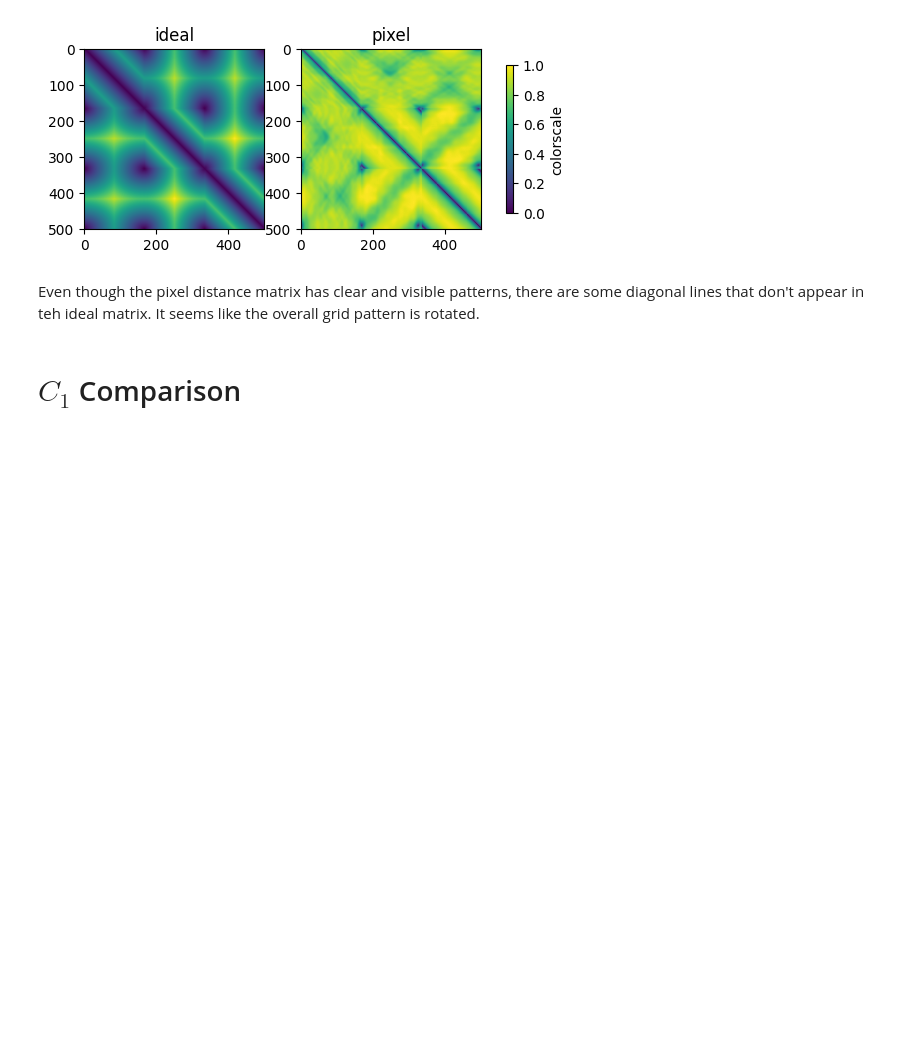
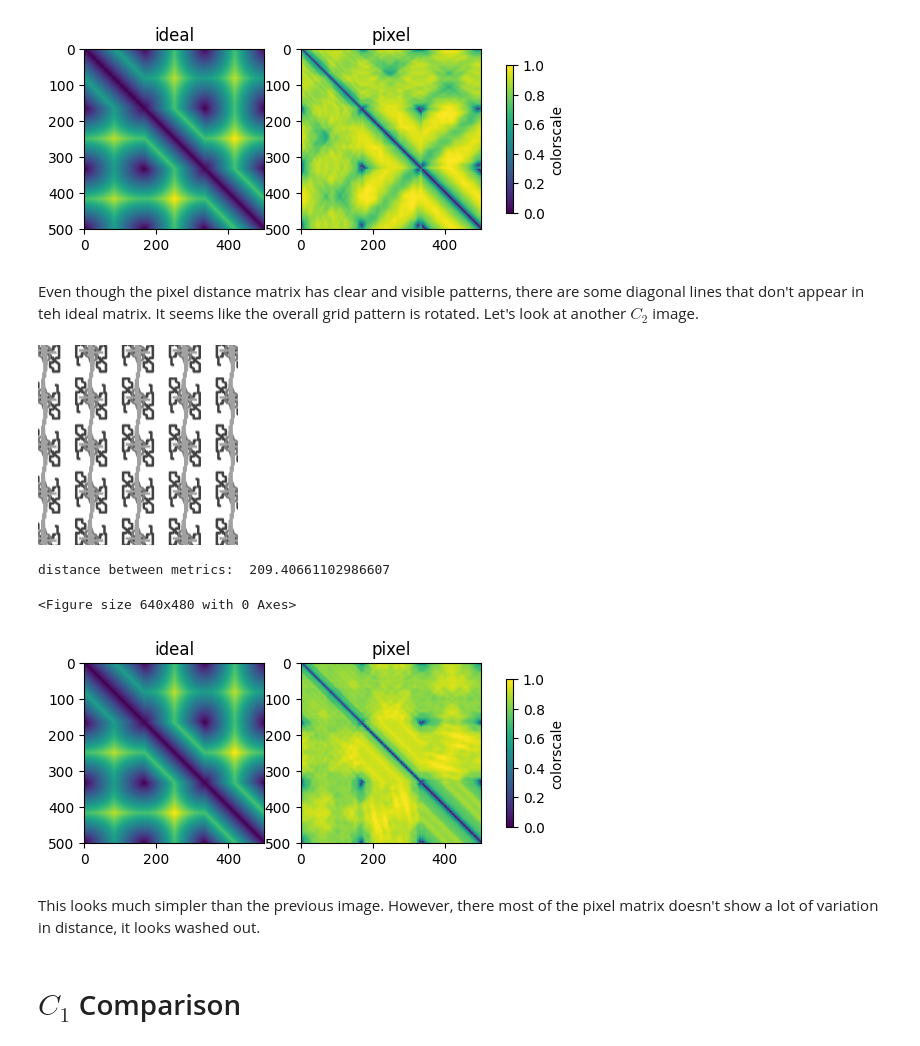
Before and after one commit to kyleormsby/persistent-symmetry, a Jupyter notebook: public/6_compare_idealized_distance_matrix.ipynb, the cells around one changed output. Saved outputs shown, nothing was run; the diff lists cells and outputs as text; code cells hidden in the pictures; blank space fills up the shorter version.

```diff
--- a/public/6_compare_idealized_distance_matrix.ipynb
+++ b/public/6_compare_idealized_distance_matrix.ipynb
@@ -528,7 +528,34 @@ distance between metrics:  208.90772973140292
 <Figure size 640x480 with 0 Axes>
 [figure]
 # %% [markdown]
-Even though the pixel distance matrix has clear and visible patterns, there are some diagonal lines that don't appear in teh ideal matrix. It seems like the overall grid pattern is rotated.
+Even though the pixel distance matrix has clear and visible patterns, there are some diagonal lines that don't appear in teh ideal matrix. It seems like the overall grid pattern is rotated. Let's look at another $C_2$ image.
+# %%
+# Grab image from files
+img = Image.open('images/C2wave.png')
+img = img.convert('L')
+# center image around center of rotation
+img = translation_snapshot(img, 200, (-18.092, 5.9483))
+display(img)
+
+# lens size, how much to stretch fund domain by
+fund_domain = 48
+a = 4
+n_isoms = 500
+c2_isoms_pixels = get_pixel_isom(generate_C2_isoms(n_isoms, a, a), img, fund_domain, a)
+
+D_ideal = pairwise_distances(generate_C2_isoms(n_isoms, a, a), metric = C2_wrapper((a,0),(0,a)))
+D_pixel = pairwise_distances(c2_isoms_pixels)
+D_ideal = normalize(D_ideal)
+D_pixel = normalize(D_pixel)
+print("distance between metrics: ", dist(D_ideal.reshape(-1),D_pixel.reshape(-1)))
+create_plt(D_ideal, D_pixel)
+# %% [output]
+[figure, added]
+distance between metrics:  209.40661102986607
+<Figure size 640x480 with 0 Axes>
+[figure, added]
+# %% [markdown]
+This looks much simpler than the previous image. However, there most of the pixel matrix doesn't show a lot of variation in distance, it looks washed out.
 # %% [markdown]
 # $C_1$ Comparison
 # %%
```
Also changed, not shown: parts of 3 cells of this notebook.
